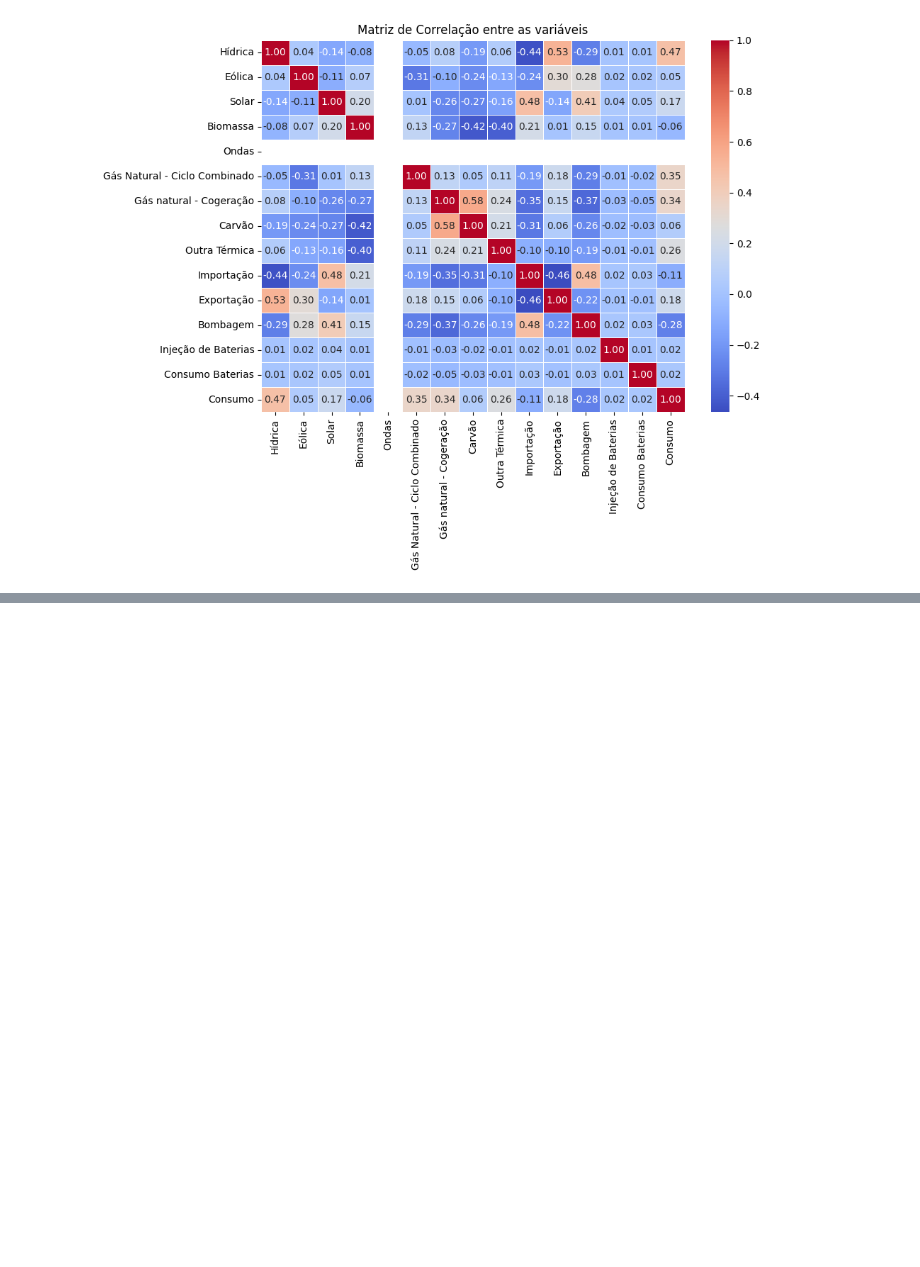
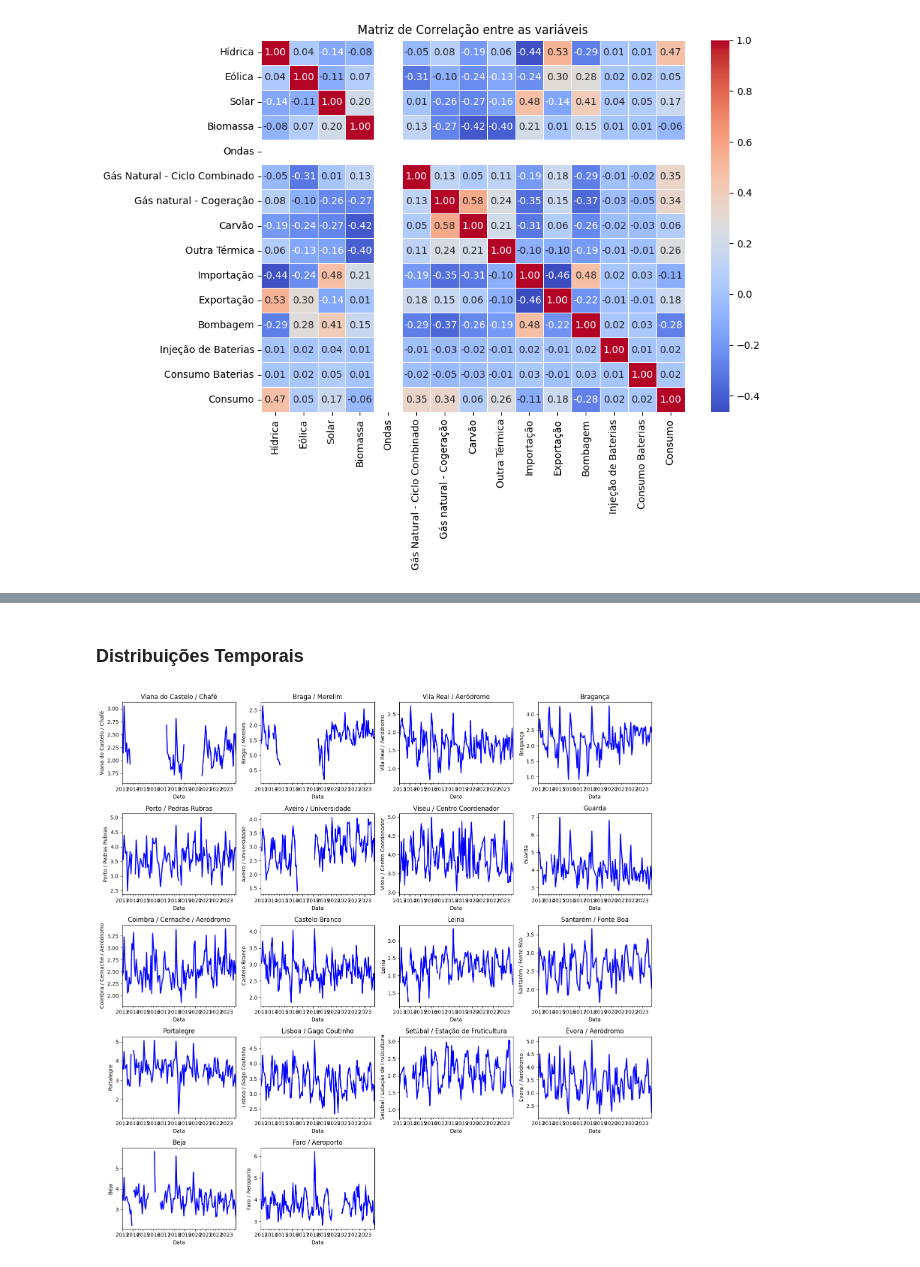
Before and after one commit to tjpoa/wind-energy-forecast, a Jupyter notebook: EDA.ipynb, the cells around one changed output, grey strips where cells are left out. Cells and saved outputs as stored; diff of their text form; code cells hidden in the pictures; blank space fills up the shorter version.

```diff
--- a/EDA.ipynb
+++ b/EDA.ipynb
@@ -203,0 +383,30 @@ plt.show()
+# %% [markdown]
+### Distribuições Temporais
+# %%
+# Copiar apenas as colunas de data e renomear para os nomes esperados
+data_cols = df_vento[['ANO', 'MES', 'DIA']].rename(columns={"ANO": "year", "MES": "month", "DIA": "day"})
+
+# Criar a nova coluna de data
+df_vento['Data'] = pd.to_datetime(data_cols)
+
+# Agora continua normalmente:
+df_numerical_vento = df_vento.drop(columns=["ANO", "MES", "DIA"])
+
+df_monthly_vento = df_numerical_vento.set_index('Data').resample('ME').mean()
+
+num_vars_vento = df_monthly_vento.shape[1]
+num_cols_vento = 4
+num_rows_vento = int(np.ceil(num_vars_vento / num_cols_vento))
+
+plt.figure(figsize=(15, 3 * num_rows_vento))
+for i, column in enumerate(df_monthly_vento.columns):
+    plt.subplot(num_rows_vento, num_cols_vento, i + 1)
+    df_monthly_vento[column].plot(kind='line', color='blue', linewidth=2)
+    plt.title(f"{column}")
+    plt.xlabel("Data")
+    plt.ylabel(column)
+
+plt.tight_layout()
+plt.show()
+# %% [output]
+[figure, added]
```
Also changed, not shown: parts of 15 cells of this notebook.
